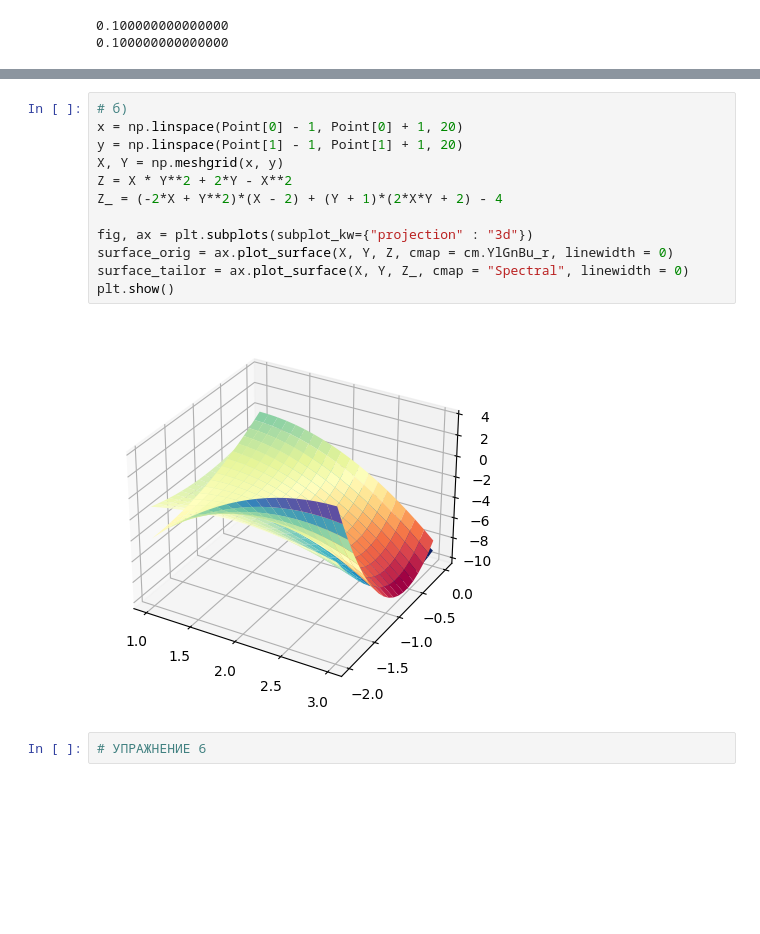
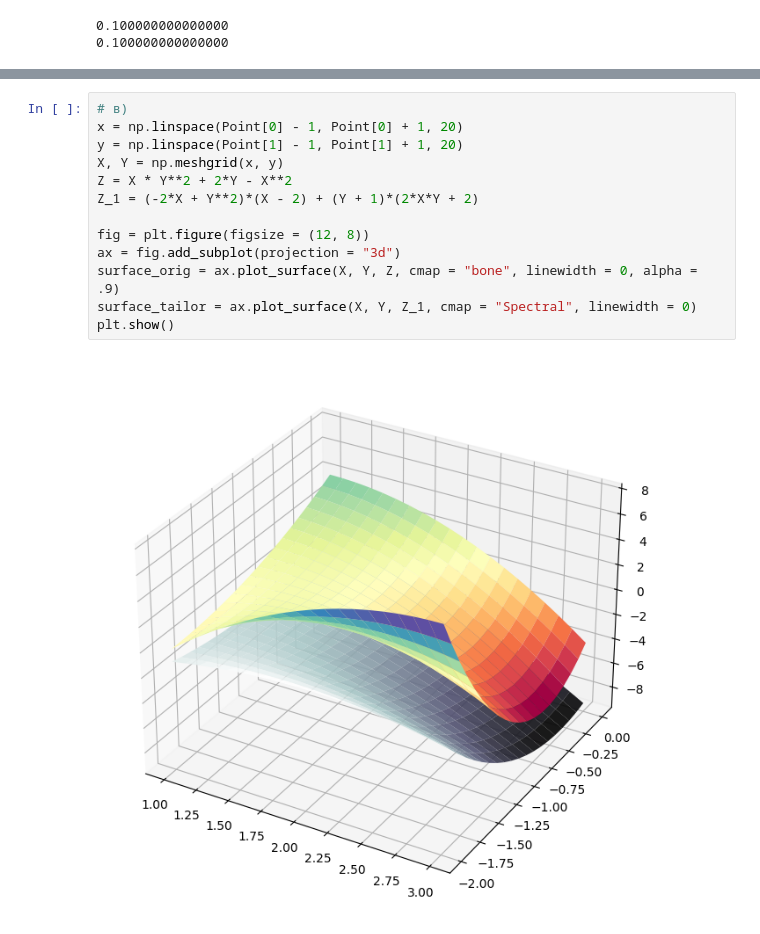
Before and after one commit to Thunboo/MIET_IB, a Jupyter notebook: Calculus 2nd Term/ib_11_Broido_G_07.ipynb, the cells around one changed output, grey strips where cells are left out. Cells and saved outputs as stored; diff of their text form; blank space fills up the shorter version.

```diff
--- a/Calculus 2nd Term/ib_11_Broido_G_07.ipynb
+++ b/Calculus 2nd Term/ib_11_Broido_G_07.ipynb
@@ -211,16 +248,15 @@ print(z.subs([ (x, Point[0]), (y, Point[1]) ]))
 # %%
-# б)
+# в)
 x = np.linspace(Point[0] - 1, Point[0] + 1, 20)
 y = np.linspace(Point[1] - 1, Point[1] + 1, 20)
 X, Y = np.meshgrid(x, y)
 Z = X * Y**2 + 2*Y - X**2
-Z_ = (-2*X + Y**2)*(X - 2) + (Y + 1)*(2*X*Y + 2) - 4
+Z_1 = (-2*X + Y**2)*(X - 2) + (Y + 1)*(2*X*Y + 2)
 
-fig, ax = plt.subplots(subplot_kw={"projection" : "3d"})
-surface_orig = ax.plot_surface(X, Y, Z, cmap = cm.YlGnBu_r, linewidth = 0)
-surface_tailor = ax.plot_surface(X, Y, Z_, cmap = "Spectral", linewidth = 0)
+fig = plt.figure(figsize = (12, 8))
+ax = fig.add_subplot(projection = "3d")
+surface_orig = ax.plot_surface(X, Y, Z, cmap = "bone", linewidth = 0, alpha = .9)
+surface_tailor = ax.plot_surface(X, Y, Z_1, cmap = "Spectral", linewidth = 0)
 plt.show()
 # %% [output]
-[figure, old version]
+[figure, new version]
-# %%
-# УПРАЖНЕНИЕ 6
```
Also changed, not shown: parts of 9 cells of this notebook, 6 other files.
